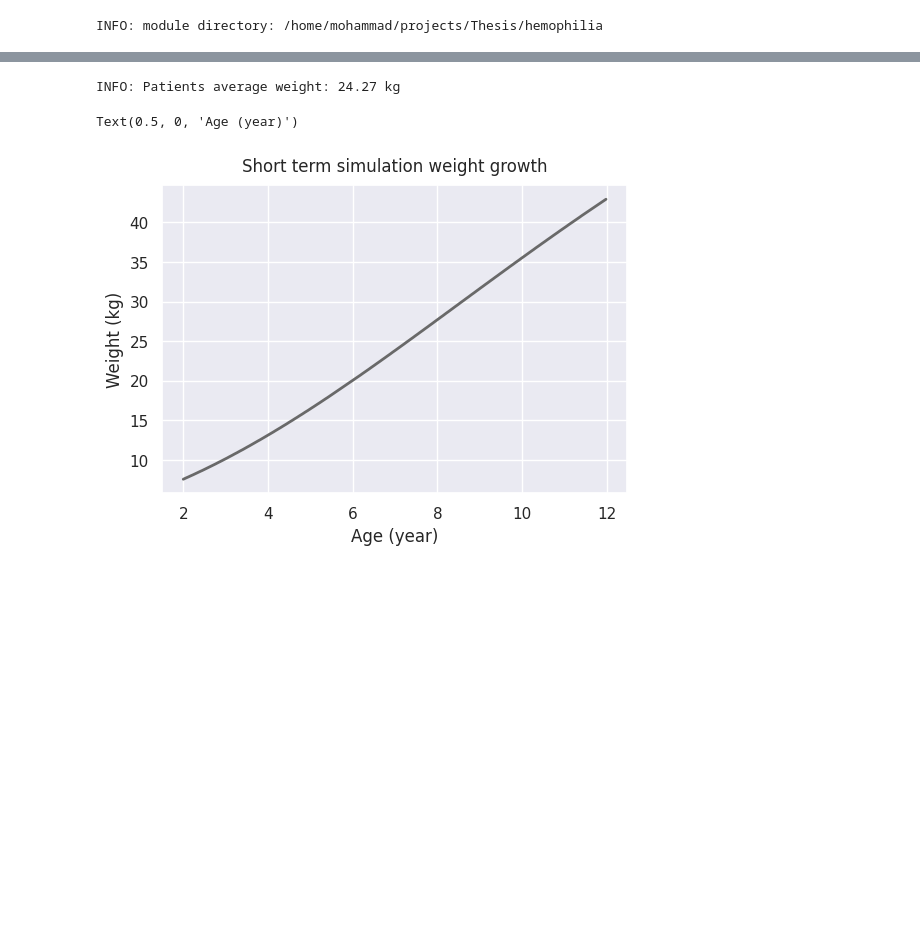
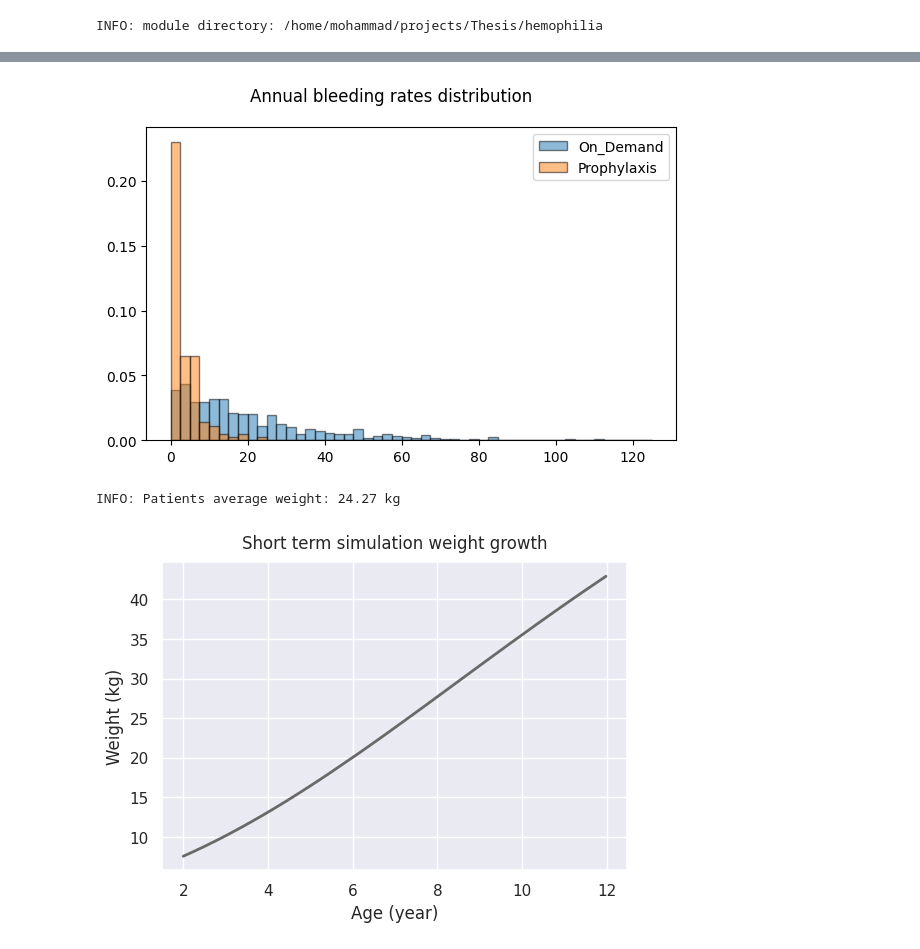
Before and after one commit to MohammadHashemian/SimpleMarkovChain, a Jupyter notebook: notebooks/03_hemophilia_cua_youngs.ipynb, the cells around one changed output, grey strips where cells are left out. Cells and saved outputs as stored; diff of their text form; code cells hidden in the pictures; blank space fills up the shorter version.

```diff
--- a/notebooks/03_hemophilia_cua_youngs.ipynb
+++ b/notebooks/03_hemophilia_cua_youngs.ipynb
@@ -108,24 +99,36 @@ INFO:
     - Simulation starting point: 104 (2.0 YO)
 # %%
 # Short term simulation
-on_demand_inputs, on_demand_outputs = psa.markov_chains_psa_wrapper(
-    strategy="on_demand",
-    n_samples=base_sample_size,
-    chains=chains,
-    start_chain="primary",
-    start_state="Healthy",
-    steps=short_steps,
-    switch_conditions=switch_conditions,
+from time import time
+import matplotlib.pyplot as plt
+import seaborn as sns
+
+start = time()
+od_abr_arr = psa.generate_population_abrs("on_demand", sobol_sample_size, False)
+pro_abr_arr = psa.generate_population_abrs("prophylaxis", sobol_sample_size, False)
+logger.info(f"Sampling ABR values took {round((time() - start), 2)} seconds")
+logger.info(f"Generated data length: {len(od_abr_arr)}")
+
+plt.figure(figsize=(6, 4))
+plt.suptitle("Annual bleeding rates distribution")
+hist_od = plt.hist(
+    od_abr_arr,
+    50,
+    range=(0, 125),
+    density=True,
+    alpha=0.5,
+    edgecolor="black",
+    label="On_Demand",
 )
-
-prophylaxis_inputs, prophylaxis_outputs = psa.markov_chains_psa_wrapper(
-    strategy="prophylaxis",
-    n_samples=base_sample_size,
-    chains=chains,
-    start_chain="primary",
-    start_state="Healthy",
-    steps=short_steps,
-    switch_conditions=switch_conditions,
+hist_pro = plt.hist(
+    pro_abr_arr,
+    50,
+    range=(0, 125),
+    density=True,
+    alpha=0.5,
+    edgecolor="black",
+    label="Prophylaxis",
 )
-# Long term simulation located at 04_*.ipynb file
+plt.legend()
+plt.tight_layout()
 # %% [output]
@@ -134,11 +137,6 @@ prophylaxis_inputs, prophylaxis_outputs = psa.markov_chains_psa_wrapper(
+[figure, added]
 # %%
-import numpy as np
-import matplotlib.pyplot as plt
-import seaborn as sns
-
-weights = [utils.cal_body_weight(n, b=ssp) for n in range(short_steps)]
-
-
+weights = [utils.cal_body_weight(n, b=ssp) for n in range(n_cycles)]
 pairs: dict[int, float] = {(i + ssp): weight for i, weight in enumerate(weights)}
 average_weight = np.mean(list(pairs.values()))
 
@@ -149,11 +147,10 @@ sns.set_theme()
 fig, ax = plt.subplots(1, 1, figsize=(6, 4))
 X = np.array(list(pairs.keys()))
 Y = np.array(list(pairs.values()))
-ax.plot(X / constants.WOY, Y, color='dimgray', linestyle='-', linewidth=2)
-ax.set_title("Short term simulation weight growth", pad=10)
-ax.set_ylabel("Weight (kg)")
-ax.set_xlabel("Age (year)")
+ax.plot(X / constants.WOY, Y, color="dimgray", linestyle="-", linewidth=2)
+text = ax.set_title("Short term simulation weight growth", pad=10)
+y_text = ax.set_ylabel("Weight (kg)")
+x_text = ax.set_xlabel("Age (year)")
 # %% [output]
 INFO: Patients average weight: 24.27 kg
-Text(0.5, 0, 'Age (year)')
 [figure]
```
Also changed, not shown: parts of 16 cells of this notebook, 9 other files.
